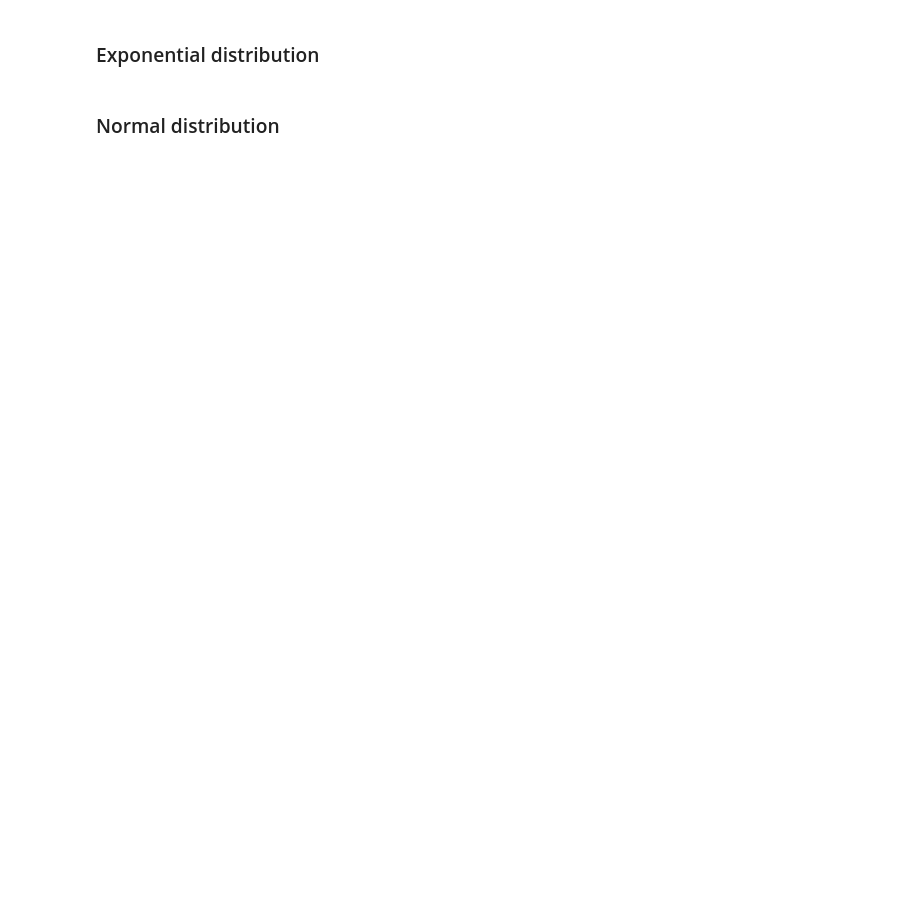
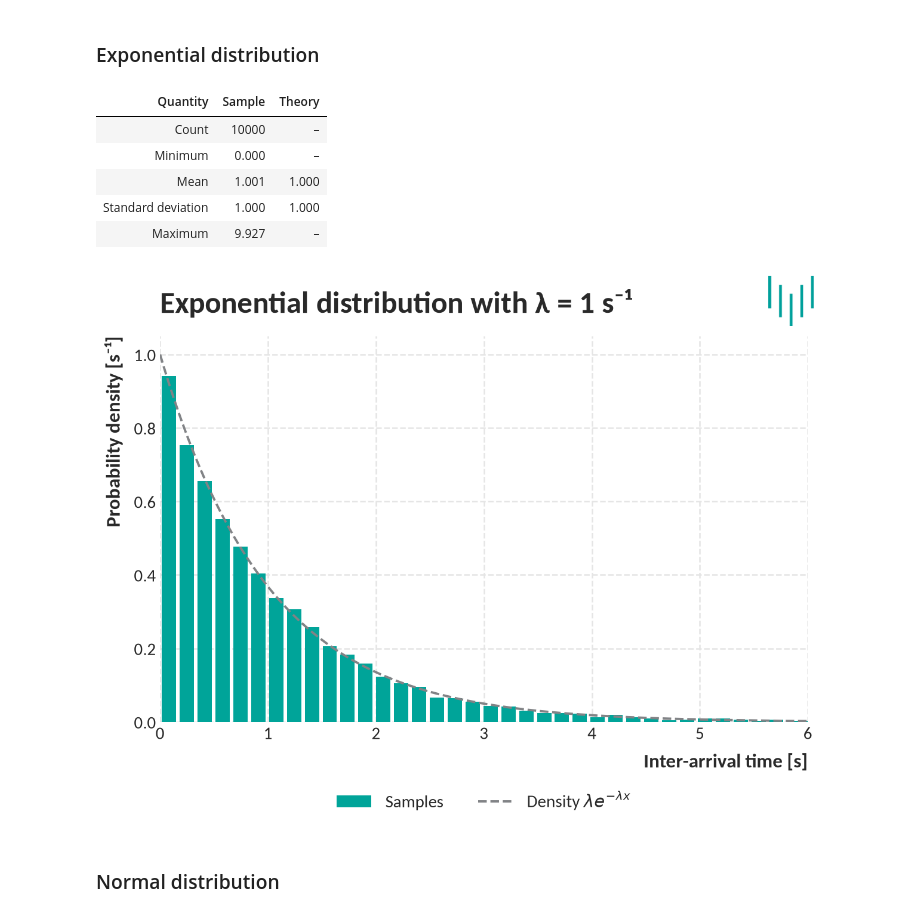
Before and after one commit to jrozhon/qos, a Jupyter notebook: qos-02/qos_02/exercise_02.ipynb, the cells around one changed output. Saved outputs shown, nothing was run; the diff lists cells and outputs as text; code cells hidden in the pictures; blank space fills up the shorter version.

```diff
--- a/qos-02/qos_02/exercise_02.ipynb
+++ b/qos-02/qos_02/exercise_02.ipynb
@@ -66,20 +91,37 @@ plt.show()
 # %% [markdown]
 ### Exponential distribution
 # %%
-scale = 1.0  # mean waiting time 1/λ
+rng = np.random.default_rng(SEED)
+scale = 1.0  # mean waiting time 1/λ [s]
 x = rng.exponential(scale=scale, size=SIZE)
-print(f"min {x.min():.3f}  mean {x.mean():.3f}  max {x.max():.3f}")
+sample_summary(x, mean=scale, std=scale)
 
-t = np.linspace(0, x.max(), 200)
+t = np.linspace(0, 6 * scale, 300)
 fig, ax = plt.subplots(figsize=(10, 6))
 add_logo(fig)
-ax.hist(x, bins=50, density=True, color=colors[0], rwidth=0.8, label="samples")
-ax.plot(t, np.exp(-t / scale) / scale, "--", color="#818386", linewidth=2, label="PDF")
-ax.set_xlabel("Value [–]")
-ax.set_ylabel("Probability density [–]")
-ax.set_title("Exponential distribution with λ = 1")
-ax.legend()
+ax.hist(x, bins=60, density=True, color=colors[0], rwidth=0.8, label="Samples")
+ax.plot(
+    t,
+    np.exp(-t / scale) / scale,
+    "--",
+    color=GREY,
+    linewidth=2,
+    label=r"Density $\lambda e^{-\lambda x}$",
+)
+ax.set_xlim(0, 6 * scale)
+ax.set_xlabel("Inter-arrival time [s]")
+ax.set_ylabel("Probability density [s⁻¹]")
+ax.set_title("Exponential distribution with λ = 1 s⁻¹")
+add_legend(ax)
 plt.show()
+# %% [output]
+| Quantity | Sample | Theory |
+| Count | 10000 | – |
+| Minimum | 0.000 | – |
+| Mean | 1.001 | 1.000 |
+| Standard deviation | 1.000 | 1.000 |
+| Maximum | 9.927 | – |
+[figure, added]
 # %% [markdown]
 ### Normal distribution
 # %%
```
Also changed, not shown: parts of 60 cells of this notebook, 23 other files.
